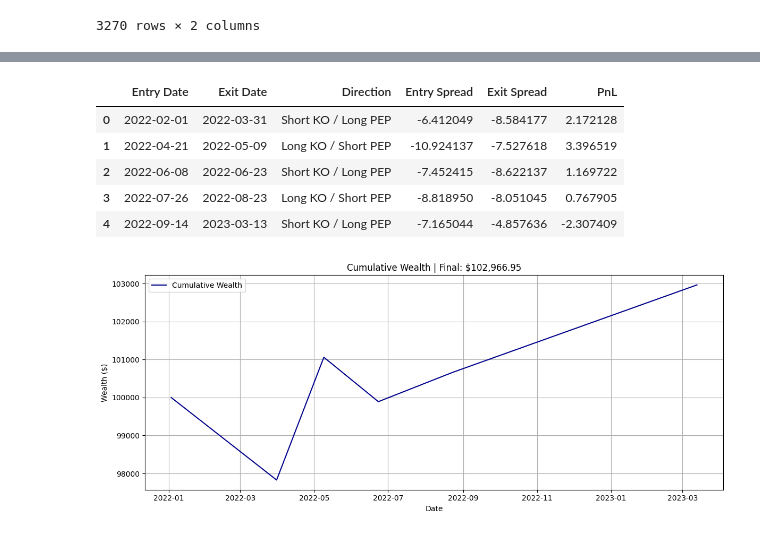
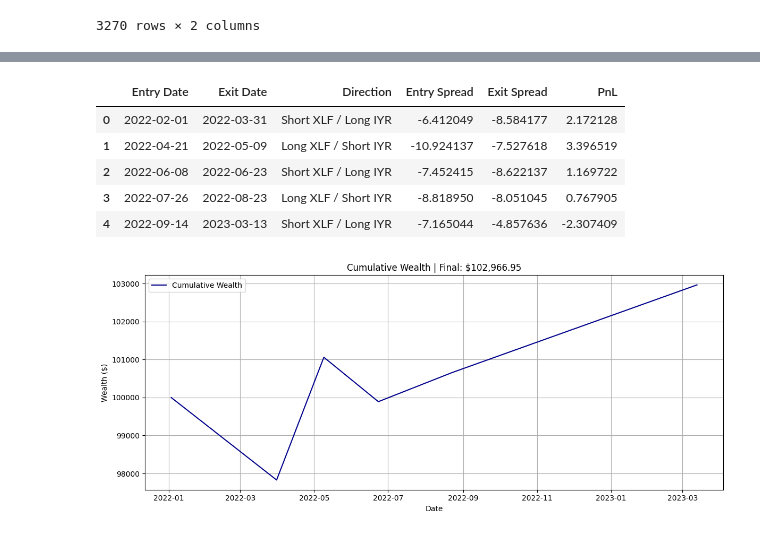
Before and after one commit to irelamwyong/course-project, a Jupyter notebook: Backtest.ipynb, the cells around one changed output, grey strips where cells are left out. Saved outputs shown, nothing was run; the diff lists cells and outputs as text; code cells hidden in the pictures.

```diff
--- a/Backtest.ipynb
+++ b/Backtest.ipynb
@@ -7,7 +7,9 @@ from statsmodels.tsa.stattools import adfuller
 # %% [markdown]
 # Strategy Backtest Implementation
 # %%
-def mean_reverting_spread_strategy(spread: pd.Series, long_term_mean: float,
+def mean_reverting_spread_strategy(asset1: str,
+                                   asset2: str,
+                                   spread: pd.Series, long_term_mean: float,
                                    std_window: int = 20,
                                    entry_threshold: float = 2,
                                    exit_threshold: float = -0.25,
@@ -77,14 +79,14 @@ def mean_reverting_spread_strategy(spread: pd.Series, long_term_mean: float,
                 position = -1
                 entry_price = spread[i]
                 entry_date = date
-                direction = "Short KO / Long PEP"
+                direction = f"Short {asset1} / Long {asset2}"
                 signals.append((date, spread[i], 'sell'))
             elif z_score[i] < -entry_threshold:
                 # Long the spread (KO cheap, PEP expensive)
                 position = 1
                 entry_price = spread[i]
                 entry_date = date
-                direction = "Long KO / Short PEP"
+                direction = f"Long {asset1} / Short {asset2}"
                 signals.append((date, spread[i], 'buy'))
 
         elif position == 1:
@@ -435,10 +423,10 @@ data2 = backtest_data[etf2]
 spread = data1 - hedge_ratio * data2
 # %%
 trades = mean_reverting_spread_strategy(
+    asset1=etf1,
+    asset2=etf2,
     spread=spread,
     long_term_mean=long_term_mean,
 )
-
-print(trades.tail(5))
 # %% [output]
 [figure]
@@ -458,12 +433,12 @@ print(trades.tail(5))
 # %%
-trades
+trades.tail(5)
 # %% [output]
 |  | Entry Date | Exit Date | Direction | Entry Spread | Exit Spread | PnL |
-| 0 | 2022-02-01 | 2022-03-31 | Short KO / Long PEP | -6.412049 | -8.584177 | 2.172128 |
-| 1 | 2022-04-21 | 2022-05-09 | Long KO / Short PEP | -10.924137 | -7.527618 | 3.396519 |
-| 2 | 2022-06-08 | 2022-06-23 | Short KO / Long PEP | -7.452415 | -8.622137 | 1.169722 |
-| 3 | 2022-07-26 | 2022-08-23 | Long KO / Short PEP | -8.818950 | -8.051045 | 0.767905 |
-| 4 | 2022-09-14 | 2023-03-13 | Short KO / Long PEP | -7.165044 | -4.857636 | -2.307409 |
+| 0 | 2022-02-01 | 2022-03-31 | Short XLF / Long IYR | -6.412049 | -8.584177 | 2.172128 |
+| 1 | 2022-04-21 | 2022-05-09 | Long XLF / Short IYR | -10.924137 | -7.527618 | 3.396519 |
+| 2 | 2022-06-08 | 2022-06-23 | Short XLF / Long IYR | -7.452415 | -8.622137 | 1.169722 |
+| 3 | 2022-07-26 | 2022-08-23 | Long XLF / Short IYR | -8.818950 | -8.051045 | 0.767905 |
+| 4 | 2022-09-14 | 2023-03-13 | Short XLF / Long IYR | -7.165044 | -4.857636 | -2.307409 |
 # %%
 metrics, wealth_series = run_backtest(
     trades = trades,
```
Also changed, not shown: parts of 3 cells of this notebook.
